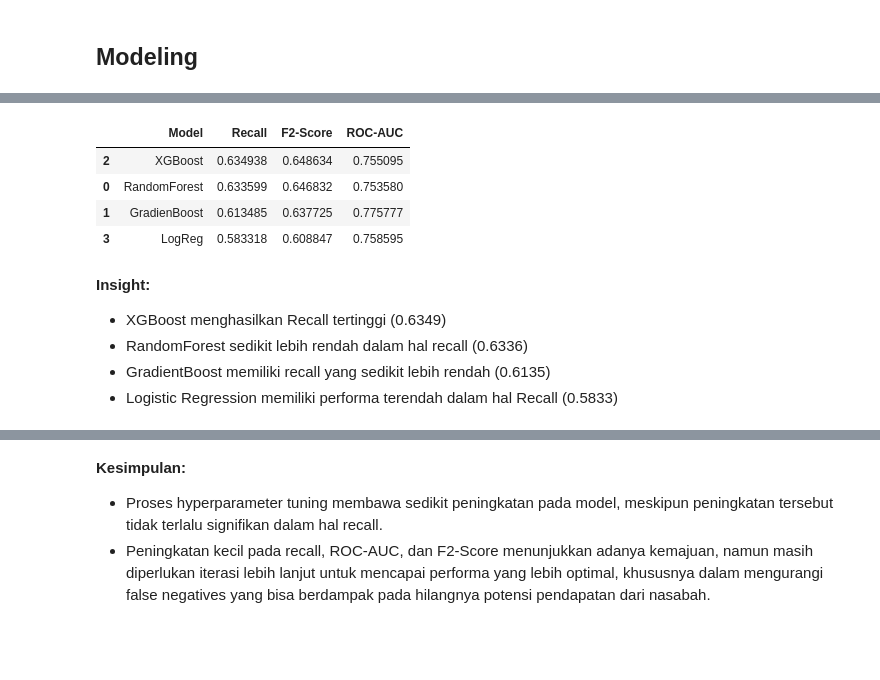
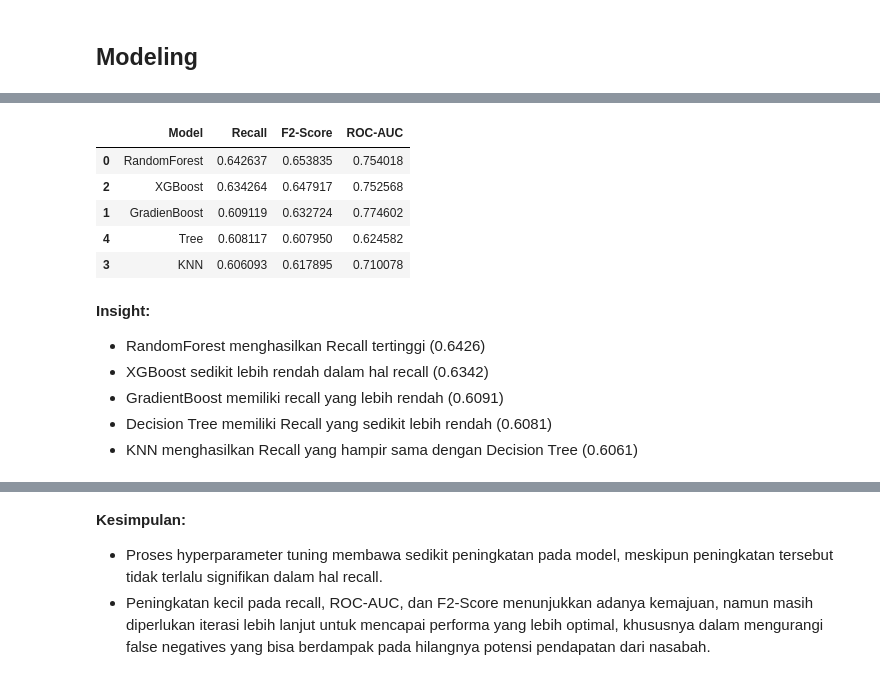
Before and after one commit to Quinntes/bank_marketing_campaign, a Jupyter notebook: data_bank_marketing_campaign.ipynb, the cells around one changed output, grey strips where cells are left out. Drawn from its saved outputs; the diff is of its cells as text; code cells hidden in the pictures; blank space fills up the shorter version.

```diff
--- a/data_bank_marketing_campaign.ipynb
+++ b/data_bank_marketing_campaign.ipynb
@@ -342,5 +342,8 @@ from sklearn.pipeline import Pipeline
 
 from sklearn.ensemble import RandomForestClassifier, GradientBoostingClassifier
 from xgboost import XGBClassifier
-from sklearn.linear_model import LogisticRegression
+from sklearn.neighbors import KNeighborsClassifier
+from sklearn.tree import DecisionTreeClassifier
+
+skf = StratifiedKFold(n_splits=5, shuffle=True, random_state=42)
 # %% [markdown]
@@ -351,7 +356,8 @@ from sklearn.linear_model import LogisticRegression
 # %%
 # Defisini Model
 models = {'RandomForest': RandomForestClassifier(random_state = 42),
-         'GradienBoost': GradientBoostingClassifier(random_state = 42),
-         'XGBoost': XGBClassifier(random_state = 42),
-         'LogReg': LogisticRegression()}
+          'XGBoost': XGBClassifier(random_state = 42),
+          'GradienBoost': GradientBoostingClassifier(random_state = 42),
+          'KNN': KNeighborsClassifier(),
+          'Tree': DecisionTreeClassifier(random_state = 42)}
 # %% [markdown]
@@ -372,41 +380,43 @@ Dengan **5-fold cross-validation**, hasil evaluasi disusun dalam DataFrame dan d
 # %%
 # Placeholder untuk hasil
 results = []
 
 # Loop untuk setiap model
 for name, model in models.items():
     # Membuat pipeline dengan preprocessing dan model
     pipe = Pipeline([
         ('transformer', ct), # ColumnTransformer untuk preprocessing
         ('model', model)]) # Model klasifikasi
 
     # F2-Score dengan make_scorer
     F2 = make_scorer(fbeta_score, beta=2)
 
     # Cross-validation untuk Accuracy, Recall, Precision, F1, dan ROC-AUC
-    rec = cross_val_score(pipe, X_train, y_train, cv = 5, scoring = 'recall')
-    f2 = cross_val_score(pipe, X_train, y_train, cv = 5, scoring = F2)
-    roc = cross_val_score(pipe, X_train, y_train, cv = 5, scoring = 'roc_auc')
+    rec = cross_val_score(pipe, X_train, y_train, cv = skf, scoring = 'recall')
+    f2 = cross_val_score(pipe, X_train, y_train, cv = skf, scoring = F2)
+    roc = cross_val_score(pipe, X_train, y_train, cv = skf, scoring = 'roc_auc')
 
     # Menyimpan hasil
     results.append({'Model': name,
                    'Recall': rec.mean(),
                    'F2-Score': f2.mean(),
                    'ROC-AUC': roc.mean()
                    })
 
 # Menampilkan hasil
 df_result = pd.DataFrame(results).sort_values('Recall', ascending = False)
 df_result
 # %% [output]
 |  | Model | Recall | F2-Score | ROC-AUC |
-| 2 | XGBoost | 0.634938 | 0.648634 | 0.755095 |
-| 0 | RandomForest | 0.633599 | 0.646832 | 0.753580 |
-| 1 | GradienBoost | 0.613485 | 0.637725 | 0.775777 |
-| 3 | LogReg | 0.583318 | 0.608847 | 0.758595 |
+| 0 | RandomForest | 0.642637 | 0.653835 | 0.754018 |
+| 2 | XGBoost | 0.634264 | 0.647917 | 0.752568 |
+| 1 | GradienBoost | 0.609119 | 0.632724 | 0.774602 |
+| 4 | Tree | 0.608117 | 0.607950 | 0.624582 |
+| 3 | KNN | 0.606093 | 0.617895 | 0.710078 |
 # %% [markdown]
 **Insight:**
-- XGBoost menghasilkan Recall tertinggi (0.6349)
-- RandomForest sedikit lebih rendah dalam hal recall (0.6336)
-- GradientBoost memiliki recall yang sedikit lebih rendah (0.6135)
-- Logistic Regression memiliki performa terendah dalam hal Recall (0.5833)
+- RandomForest menghasilkan Recall tertinggi (0.6426)
+- XGBoost sedikit lebih rendah dalam hal recall (0.6342)
+- GradientBoost memiliki recall yang lebih rendah (0.6091)
+- Decision Tree memiliki Recall yang sedikit lebih rendah (0.6081)
+- KNN menghasilkan Recall yang hampir sama dengan Decision Tree (0.6061)
```
Also changed, not shown: parts of 25 cells of this notebook, 1 other file.
